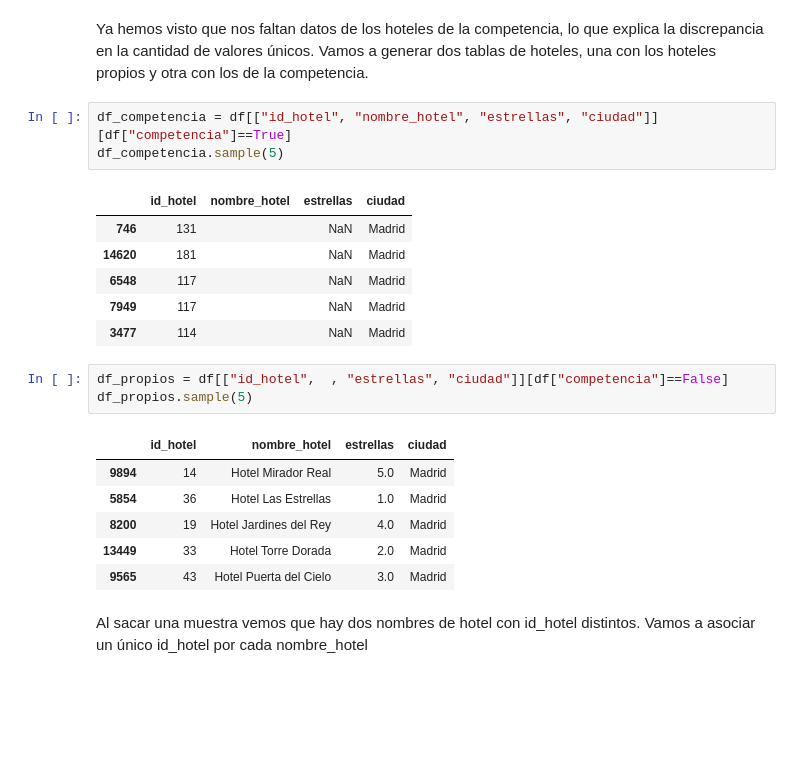
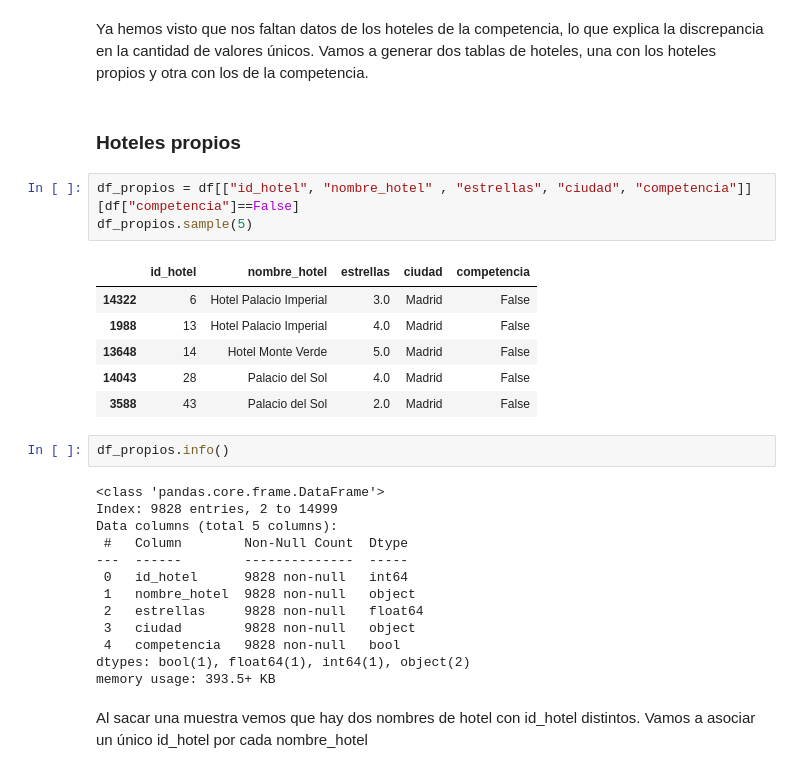
Before and after one commit to MartaM1206/proyecto_ETL, a Jupyter notebook: notebooks/análisis inicial.ipynb, the cells around one changed output. Saved outputs shown, nothing was run; the diff lists cells and outputs as text; blank space fills up the shorter version.

```diff
--- a/notebooks/análisis inicial.ipynb
+++ b/notebooks/análisis inicial.ipynb
@@ -260,26 +239,33 @@ df["nombre_hotel"].nunique()
 20
 # %% [markdown]
 Ya hemos visto que nos faltan datos de los hoteles de la competencia, lo que explica la discrepancia en la cantidad de valores únicos. Vamos a generar dos tablas de hoteles, una con los hoteles propios y otra con los de la competencia.
+# %% [markdown]
+### Hoteles propios
 # %%
-df_competencia = df[["id_hotel", "nombre_hotel", "estrellas", "ciudad"]][df["competencia"]==True]
-df_competencia.sample(5)
+df_propios = df[["id_hotel", "nombre_hotel" , "estrellas", "ciudad", "competencia"]][df["competencia"]==False]
+df_propios.sample(5)
 # %% [output]
-|  | id_hotel | nombre_hotel | estrellas | ciudad |
-| 746 | 131 |  | NaN | Madrid |
-| 14620 | 181 |  | NaN | Madrid |
-| 6548 | 117 |  | NaN | Madrid |
-| 7949 | 117 |  | NaN | Madrid |
-| 3477 | 114 |  | NaN | Madrid |
+|  | id_hotel | nombre_hotel | estrellas | ciudad | competencia |
+| 14322 | 6 | Hotel Palacio Imperial | 3.0 | Madrid | False |
+| 1988 | 13 | Hotel Palacio Imperial | 4.0 | Madrid | False |
+| 13648 | 14 | Hotel Monte Verde | 5.0 | Madrid | False |
+| 14043 | 28 | Palacio del Sol | 4.0 | Madrid | False |
+| 3588 | 43 | Palacio del Sol | 2.0 | Madrid | False |
-# %%
-df_propios = df[["id_hotel",  , "estrellas", "ciudad"]][df["competencia"]==False]
-df_propios.sample(5)
-# %% [output]
-|  | id_hotel | nombre_hotel | estrellas | ciudad |
-| 9894 | 14 | Hotel Mirador Real | 5.0 | Madrid |
-| 5854 | 36 | Hotel Las Estrellas | 1.0 | Madrid |
-| 8200 | 19 | Hotel Jardines del Rey | 4.0 | Madrid |
-| 13449 | 33 | Hotel Torre Dorada | 2.0 | Madrid |
-| 9565 | 43 | Hotel Puerta del Cielo | 3.0 | Madrid |
+# %%
+df_propios.info()
+# %% [output]
+<class 'pandas.core.frame.DataFrame'>
+Index: 9828 entries, 2 to 14999
+Data columns (total 5 columns):
+ #   Column        Non-Null Count  Dtype
+---  ------        --------------  -----
+ 0   id_hotel      9828 non-null   int64
+ 1   nombre_hotel  9828 non-null   object
+ 2   estrellas     9828 non-null   float64
+ 3   ciudad        9828 non-null   object
+ 4   competencia   9828 non-null   bool
+dtypes: bool(1), float64(1), int64(1), object(2)
+memory usage: 393.5+ KB
 # %% [markdown]
 Al sacar una muestra vemos que hay dos nombres de hotel con id_hotel distintos. Vamos a asociar un único id_hotel por cada nombre_hotel
 # %%
```
Also changed, not shown: parts of 44 cells of this notebook, 7 other files.
